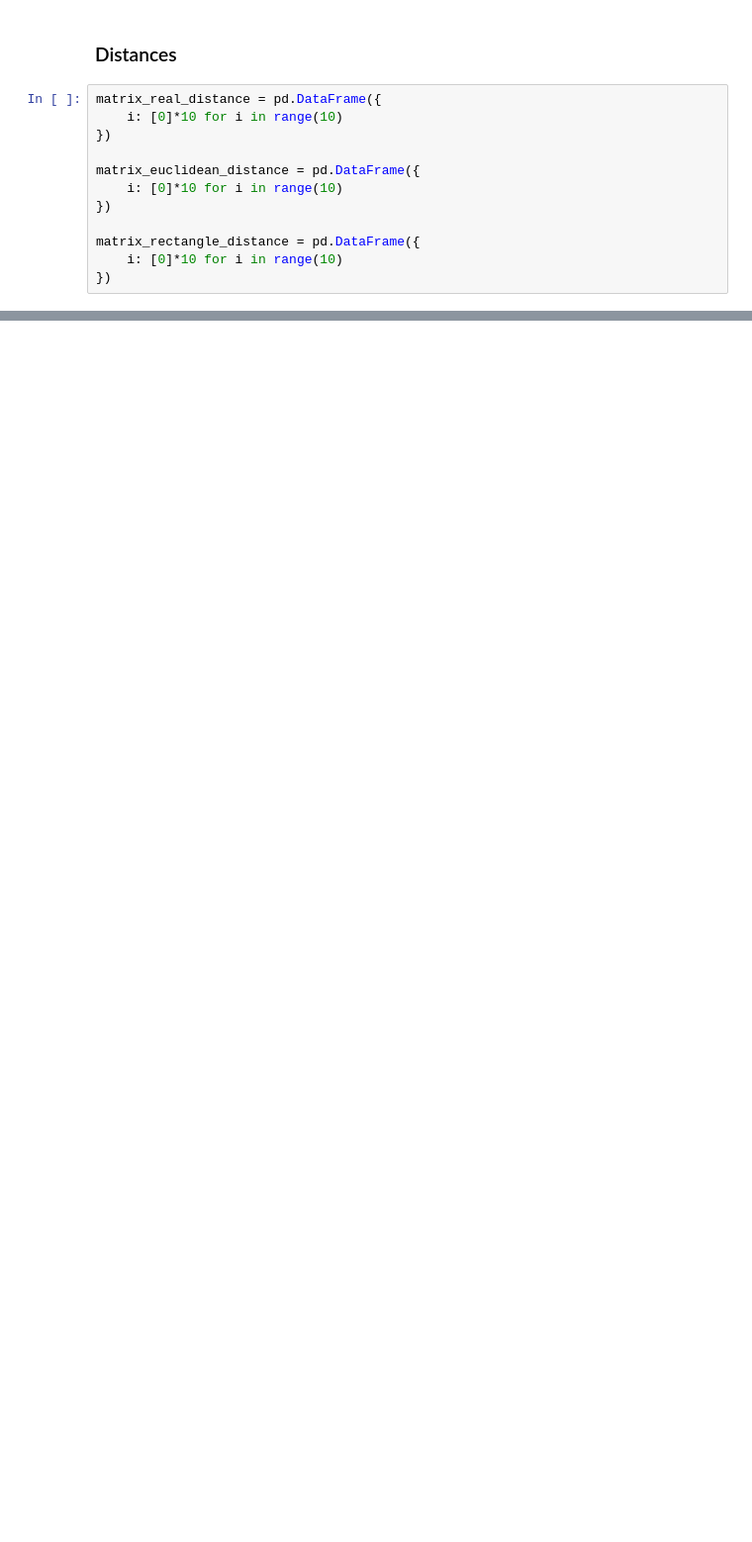
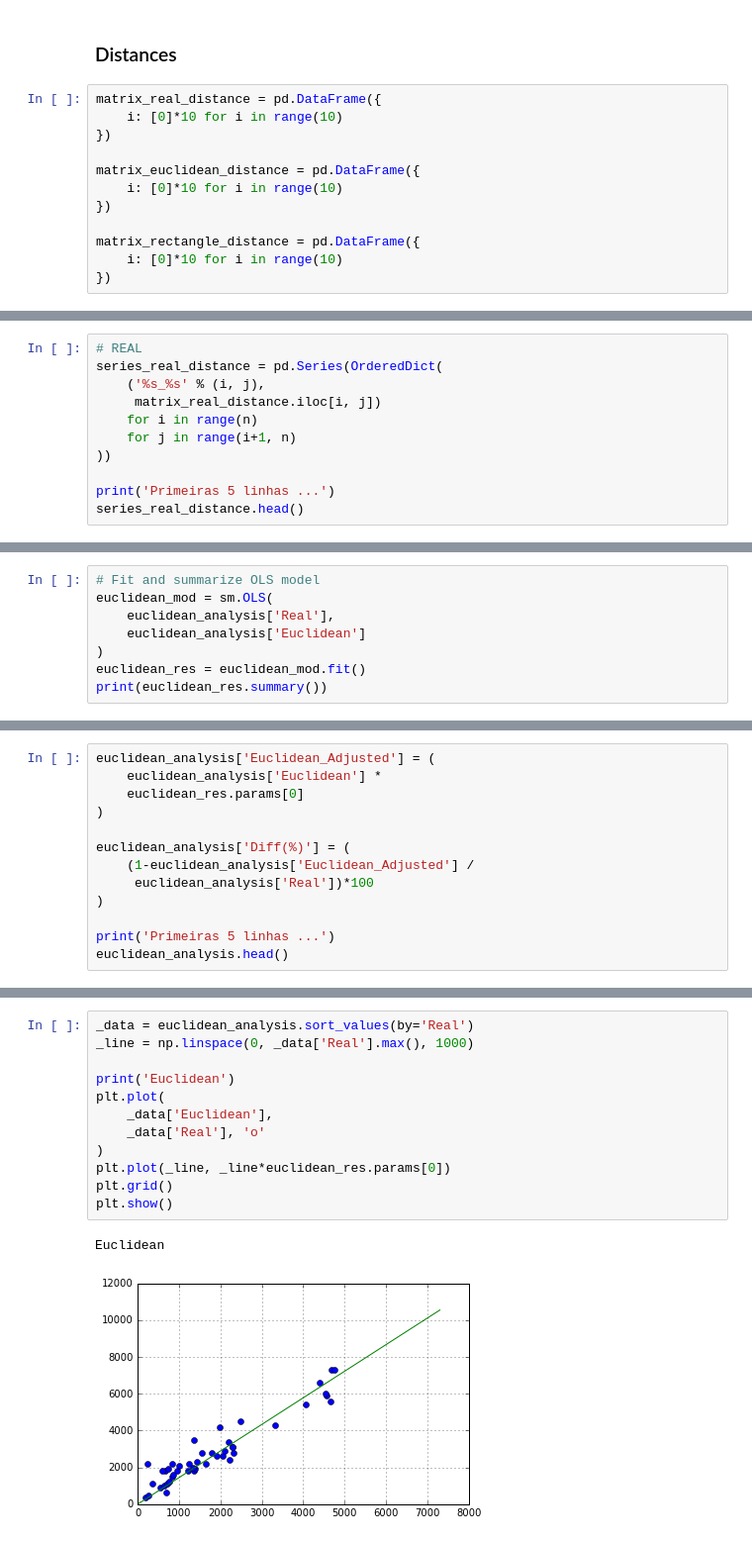
Before and after one commit to xmnlab/notebooks, a Jupyter notebook: operational_research/Distance-Calculation.ipynb, the cells around one changed output, grey strips where cells are left out. Shown: that part at 99% size. Cells and saved outputs as stored; diff of their text form; blank space fills up the shorter version.

```diff
--- a/operational_research/Distance-Calculation.ipynb
+++ b/operational_research/Distance-Calculation.ipynb
@@ -280,0 +195,11 @@ RECTANGLE DISTANCE
+# %%
+# REAL
+series_real_distance = pd.Series(OrderedDict(
+    ('%s_%s' % (i, j),
+     matrix_real_distance.iloc[i, j])
+    for i in range(n)
+    for j in range(i+1, n)
+))
+
+print('Primeiras 5 linhas ...')
+series_real_distance.head()
@@ -280,0 +256,8 @@ RECTANGLE DISTANCE
+# %%
+# Fit and summarize OLS model
+euclidean_mod = sm.OLS(
+    euclidean_analysis['Real'],
+    euclidean_analysis['Euclidean']
+)
+euclidean_res = euclidean_mod.fit()
+print(euclidean_res.summary())
@@ -280,0 +309,13 @@ RECTANGLE DISTANCE
+# %%
+euclidean_analysis['Euclidean_Adjusted'] = (
+    euclidean_analysis['Euclidean'] *
+    euclidean_res.params[0]
+)
+
+euclidean_analysis['Diff(%)'] = (
+    (1-euclidean_analysis['Euclidean_Adjusted'] /
+     euclidean_analysis['Real'])*100
+)
+
+print('Primeiras 5 linhas ...')
+euclidean_analysis.head()
@@ -280,0 +351,15 @@ RECTANGLE DISTANCE
+# %%
+_data = euclidean_analysis.sort_values(by='Real')
+_line = np.linspace(0, _data['Real'].max(), 1000)
+
+print('Euclidean')
+plt.plot(
+    _data['Euclidean'],
+    _data['Real'], 'o'
+)
+plt.plot(_line, _line*euclidean_res.params[0])
+plt.grid()
+plt.show()
+# %% [output]
+Euclidean
+[figure, added]
```
Also changed, not shown: parts of 22 cells of this notebook.
